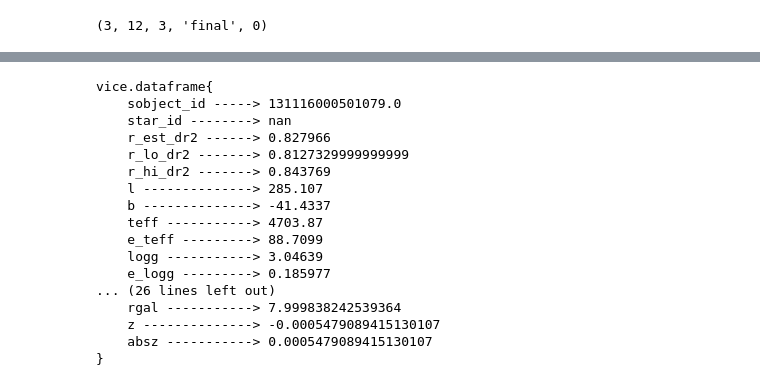
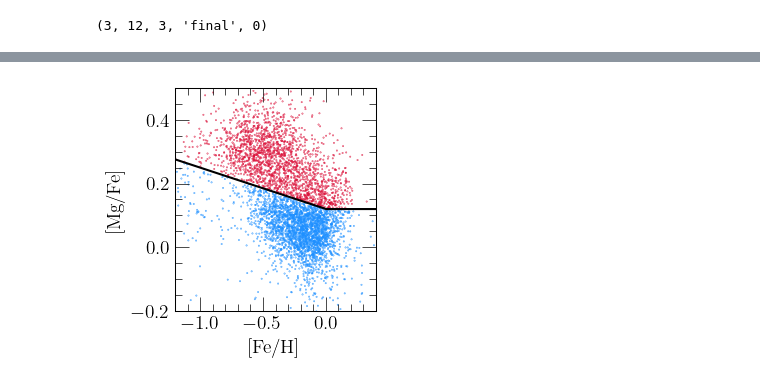
Before and after one commit to giganano/neutron-capture, a Jupyter notebook: notebooks/GALAH.ipynb, the cells around one changed output, grey strips where cells are left out. Cells and saved outputs as stored; diff of their text form; code cells hidden in the pictures.

```diff
--- a/notebooks/GALAH.ipynb
+++ b/notebooks/GALAH.ipynb
@@ -52,20 +51,0 @@ len(dr3giants["sobject_id"])
-# %%
-dr3giants[1]
-# %% [output]
-vice.dataframe{
-    sobject_id -----> 131116000501079.0
-    star_id --------> nan
-    r_est_dr2 ------> 0.827966
-    r_lo_dr2 -------> 0.8127329999999999
-    r_hi_dr2 -------> 0.843769
-    l --------------> 285.107
-    b --------------> -41.4337
-    teff -----------> 4703.87
-    e_teff ---------> 88.7099
-    logg -----------> 3.04639
-    e_logg ---------> 0.185977
-... (26 lines left out)
-    rgal -----------> 7.999838242539364
-    z --------------> -0.0005479089415130107
-    absz -----------> 0.0005479089415130107
-}
@@ -71,0 +93,28 @@ vice.dataframe{
+# %%
+fig = plt.figure(figsize = (3, 3))
+ax = fig.add_subplot(111)
+ax.set_xlabel(r"[Fe/H]")
+ax.set_ylabel(r"[Mg/Fe]")
+ax.set_xlim([-1.2, 0.4])
+ax.set_ylim([-0.2, 0.5])
+ax.set_xticks([-1, -0.5, 0])
+
+kwargs = {
+    "s": 0.1,
+    "rasterized": True
+}
+indices = np.random.choice(len(dr3giants["sobject_id"]), size = 5000, replace = False)
+feh = [dr3giants["fe_h"][i] for i in indices]
+mgfe = [dr3giants["mg_fe"][i] for i in indices]
+high_alpha = [dr3giants["highalpha"][i] for i in indices]
+kwargs["c"] = [named_colors()["crimson"] if high_alpha[i] else named_colors()["dodgerblue"] for i in range(len(feh))]
+ax.scatter(feh, mgfe, **kwargs)
+
+xvals = np.linspace(*ax.get_xlim(), 1000)
+yvals = [weinberg2019_alpha_separation.separation(x) for x in xvals]
+ax.plot(xvals, yvals, c = named_colors()["black"])
+
+plt.tight_layout()
+plt.show()
+# %% [output]
+[figure, added]
```
Also changed, not shown: parts of 6 cells of this notebook, 7 other files.
